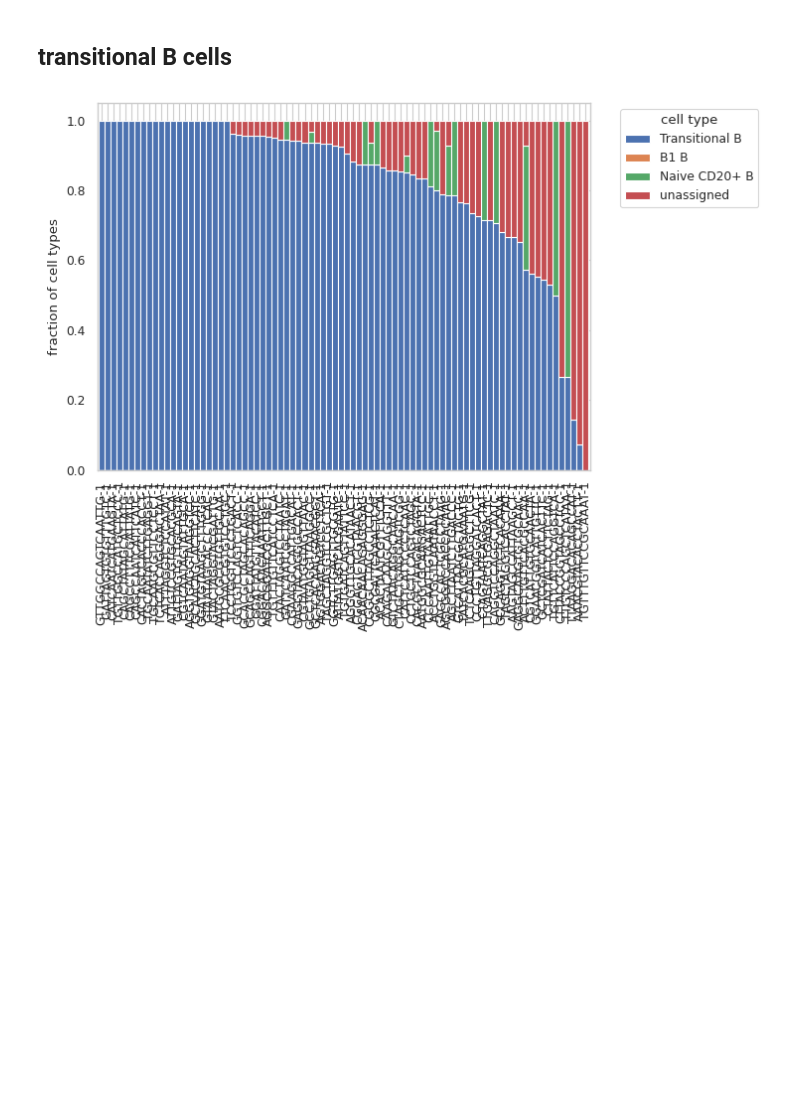
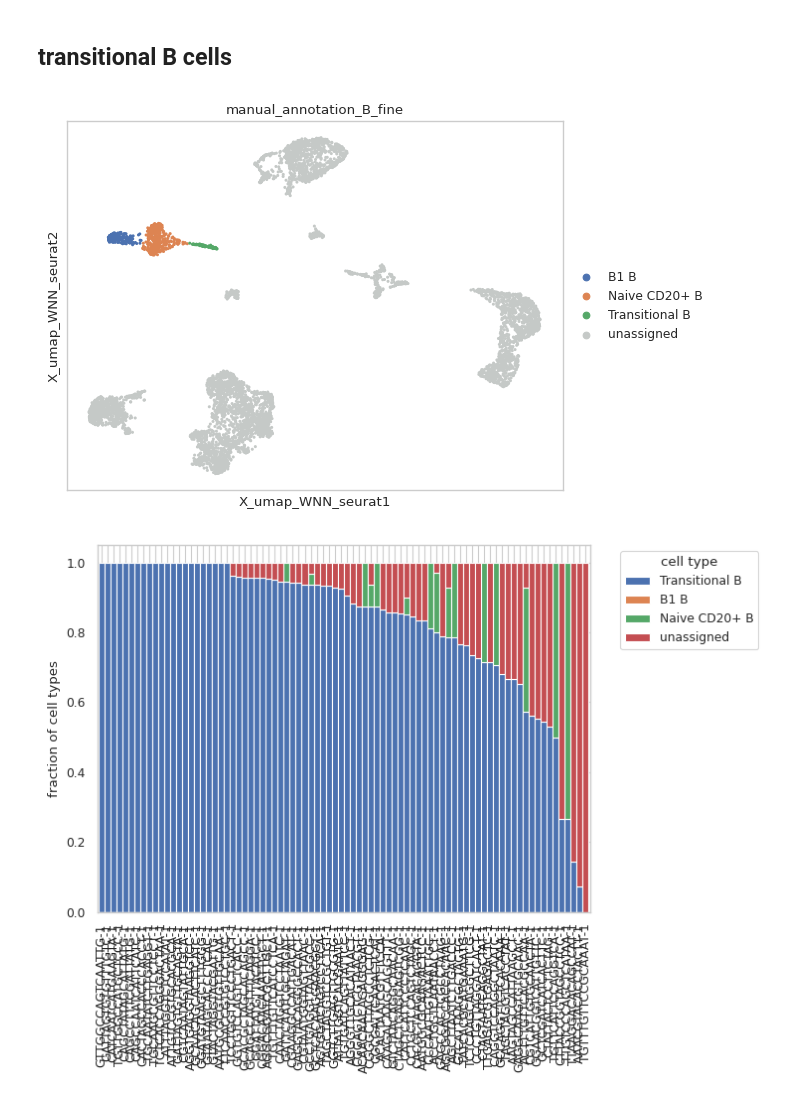
Before and after one commit to czbiohub-sf/celltype_annotation_tutorial, a Jupyter notebook: notebooks/Fig4S1_RNA_ATAC_celltype_distances.ipynb, the cells around one changed output. Cells and saved outputs as stored; diff of their text form; code cells hidden in the pictures; blank space fills up the shorter version.

Commit message:
modified the ATAC figure panels

```diff
--- a/notebooks/Fig4S1_RNA_ATAC_celltype_distances.ipynb
+++ b/notebooks/Fig4S1_RNA_ATAC_celltype_distances.ipynb
@@ -818,6 +818,12 @@ plt.show()
 # axs[2].bar(df_sorted_joint.index, df_sorted_joint['B4 B'], bottom=df_sorted_joint[['B1 B', 'B2 B', 'B3 B']].sum(axis=1), width=0.8)
 # %% [markdown]
 ## transitional B cells
+# %%
+adata.uns["manual_annotation_B_fine_colors"] = adata.uns["cell_type_neurips_B_cells_colors"]
+# %%
+sc.pl.embedding(adata, basis = "X_umap_WNN_seurat", color="manual_annotation_B_fine")
+# %% [output]
+[figure, added]
 # %%
 # Target cell type (the cell type that we're interested in knowing how "pure" its neighbors are)
 cell_type_interest = "Transitional B"
```
Also changed, not shown: parts of 6 cells of this notebook, 6 other files.
